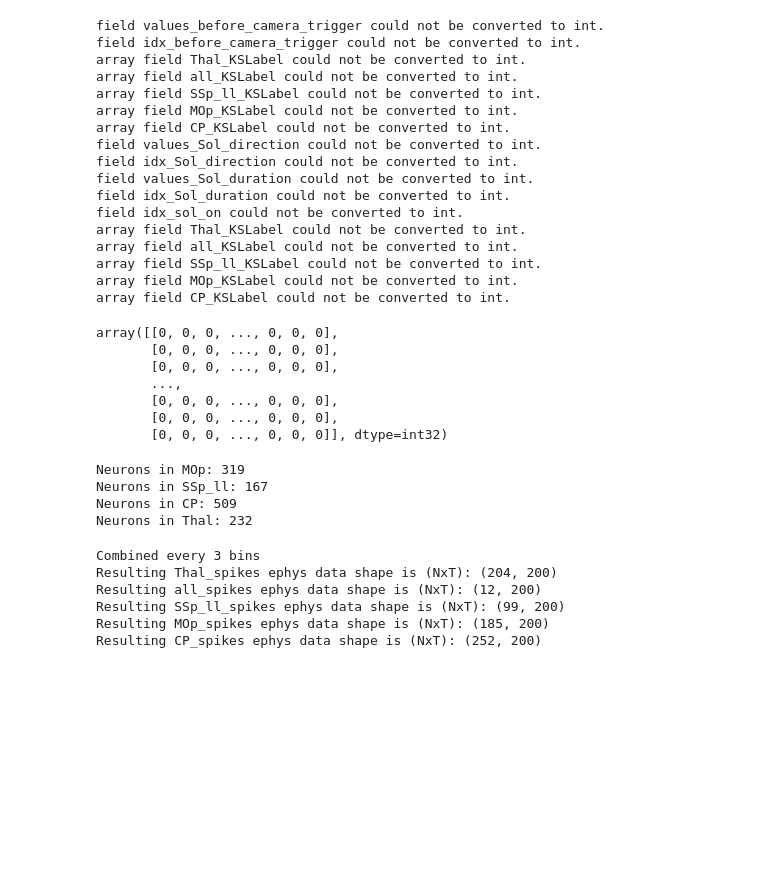
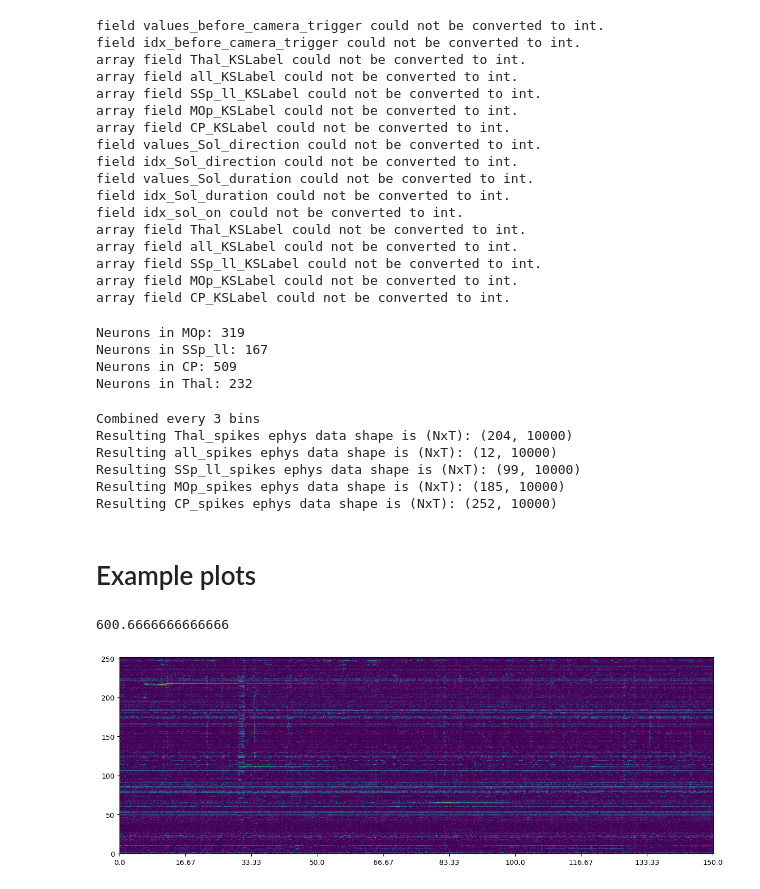
Before and after one commit to martinesparza/earthquake-analysis, a Jupyter notebook: notebooks/M046_2024_12_18_16_00_martin.ipynb, the cells around one changed output. Saved outputs shown, nothing was run; the diff lists cells and outputs as text; code cells hidden in the pictures; blank space fills up the shorter version.

```diff
--- a/notebooks/M046_2024_12_18_16_00_martin.ipynb
+++ b/notebooks/M046_2024_12_18_16_00_martin.ipynb
@@ -46,16 +50,6 @@ array field all_KSLabel could not be converted to int.
 array field SSp_ll_KSLabel could not be converted to int.
 array field MOp_KSLabel could not be converted to int.
 array field CP_KSLabel could not be converted to int.
-# %%
-df['MOp_spikes'][0]
-# %% [output]
-array([[0, 0, 0, ..., 0, 0, 0],
-       [0, 0, 0, ..., 0, 0, 0],
-       [0, 0, 0, ..., 0, 0, 0],
-       ...,
-       [0, 0, 0, ..., 0, 0, 0],
-       [0, 0, 0, ..., 0, 0, 0],
-       [0, 0, 0, ..., 0, 0, 0]], dtype=int32)
 # %%
 for region in ["MOp", "SSp_ll", "CP", "Thal"]:
     print(f"Neurons in {region}: {df[f'{region}_spikes'][0].shape[1]}")
@@ -65,11 +59,28 @@ Neurons in SSp_ll: 167
 Neurons in CP: 509
 Neurons in Thal: 232
 # %%
-df_ = preprocess(df)
+df_ = preprocess(df, only_trials=False)
 # %% [output]
 Combined every 3 bins
-Resulting Thal_spikes ephys data shape is (NxT): (204, 200)
-Resulting all_spikes ephys data shape is (NxT): (12, 200)
-Resulting SSp_ll_spikes ephys data shape is (NxT): (99, 200)
-Resulting MOp_spikes ephys data shape is (NxT): (185, 200)
-Resulting CP_spikes ephys data shape is (NxT): (252, 200)
+Resulting Thal_spikes ephys data shape is (NxT): (204, 10000)
+Resulting all_spikes ephys data shape is (NxT): (12, 10000)
+Resulting SSp_ll_spikes ephys data shape is (NxT): (99, 10000)
+Resulting MOp_spikes ephys data shape is (NxT): (185, 10000)
+Resulting CP_spikes ephys data shape is (NxT): (252, 10000)
+# %% [markdown]
+# Example plots
+# %%
+df_.trial_length[0] - 1 / 3
+# %% [output]
+600.6666666666666
+# %%
+fig, axes = plt.subplots(1, figsize=(15, 5), sharey=True)
+
+
+area="CP"
+rt.plot_heatmap_raster(df_[50:75], area=area,ax=axes, show=False, add_sol_onset=False)
+plt.show()
+
+# rates.shape
+# %% [output]
+[figure, added]
```
Also changed, not shown: parts of 14 cells of this notebook, 9 other files.
